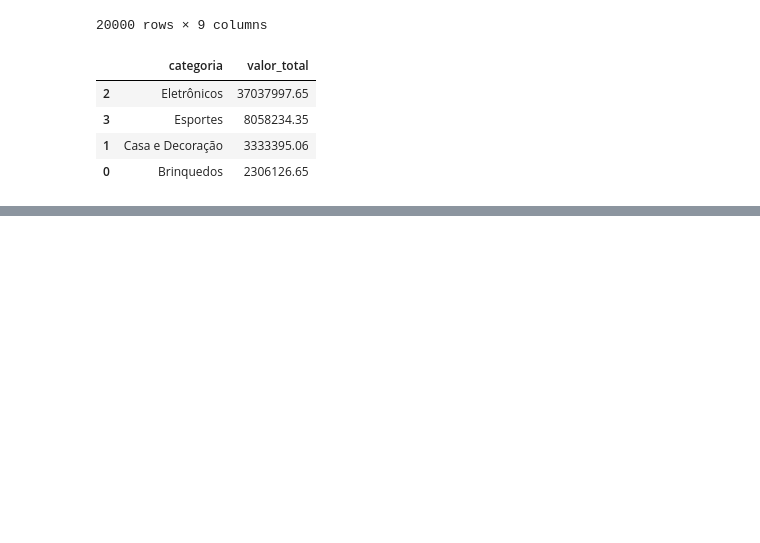
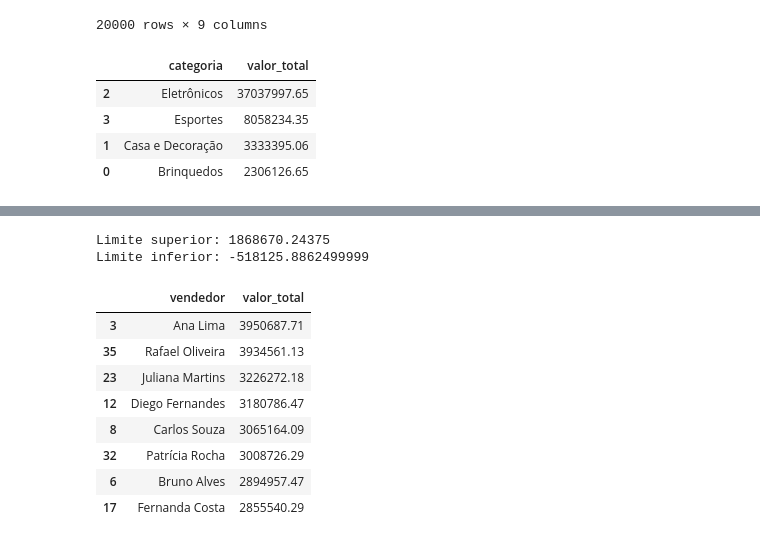
Before and after one commit to reboucasicaro-del/SENAC_DADOS_CASSIO, a Jupyter notebook: arq_03.ipynb, the cells around one changed output, grey strips where cells are left out. Saved outputs shown, nothing was run; the diff lists cells and outputs as text; code cells hidden in the pictures; blank space fills up the shorter version.

```diff
--- a/arq_03.ipynb
+++ b/arq_03.ipynb
@@ -35,0 +152,4 @@ df_valor_categoria
+# %%
+df_vendedor = df.groupby('vendedor')['valor_total'].sum().reset_index()
+df_vendedor.sort_values(by='valor_total', ascending=False, inplace=True)
+df_vendedor.head(5)
@@ -35,0 +163,26 @@ df_valor_categoria
+# %%
+array_valor_vendedor = np.array(df_vendedor['valor_total']) #array trabalha com calculos em grande volume é uma boa pratica utiliza-lo
+q1 = np.percentile(array_valor_vendedor, 25)
+q3 = np.percentile(array_valor_vendedor, 75)
+
+iqr = q3 -q1
+limite_superior = q3 + (1.5 * iqr)
+limite_inferior = q1 -(1.5 * iqr)
+print(f"Limite superior: {limite_superior}")
+print(f"Limite inferior: {limite_inferior}")
+# %% [output]
+Limite superior: 1868670.24375
+Limite inferior: -518125.8862499999
+# %%
+df_vendedor_outliers = df_vendedor.loc[df_vendedor['valor_total'] > limite_superior]
+df_vendedor_outliers
+# %% [output]
+|  | vendedor | valor_total |
+| 3 | Ana Lima | 3950687.71 |
+| 35 | Rafael Oliveira | 3934561.13 |
+| 23 | Juliana Martins | 3226272.18 |
+| 12 | Diego Fernandes | 3180786.47 |
+| 8 | Carlos Souza | 3065164.09 |
+| 32 | Patrícia Rocha | 3008726.29 |
+| 6 | Bruno Alves | 2894957.47 |
+| 17 | Fernanda Costa | 2855540.29 |
```
Also changed, not shown: parts of 16 cells of this notebook, 1 other file.
